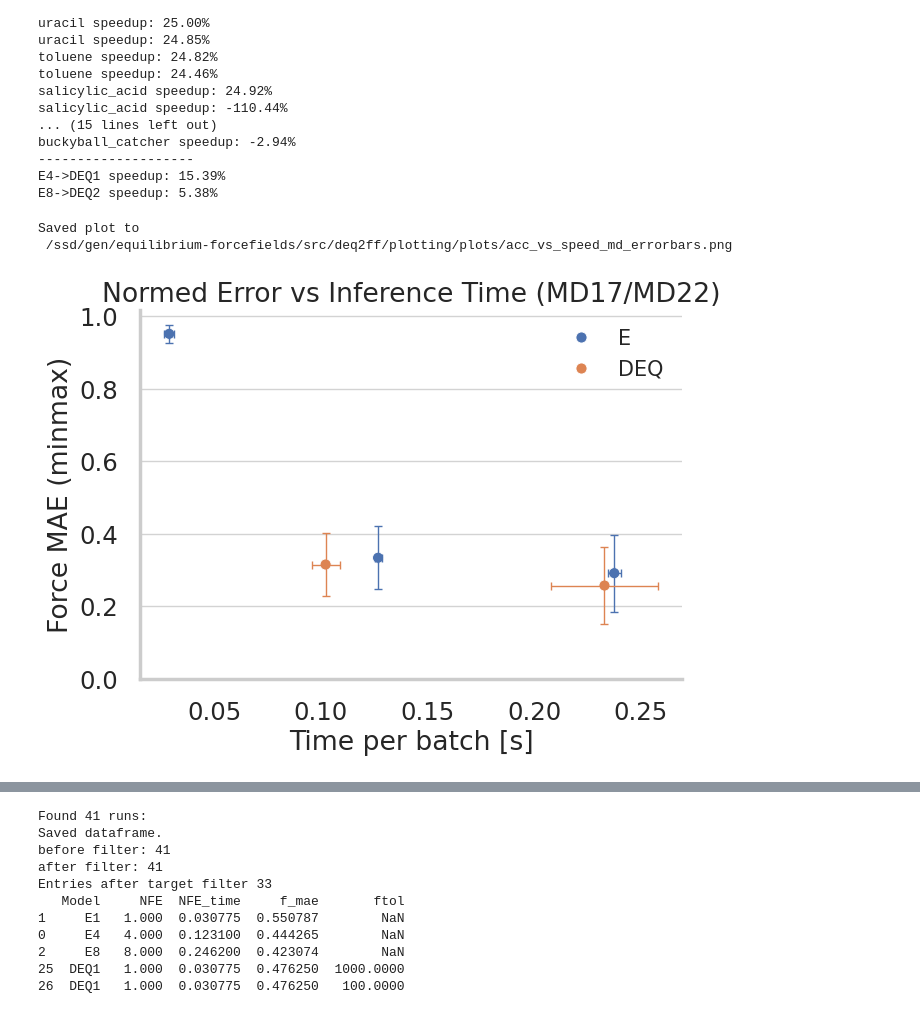
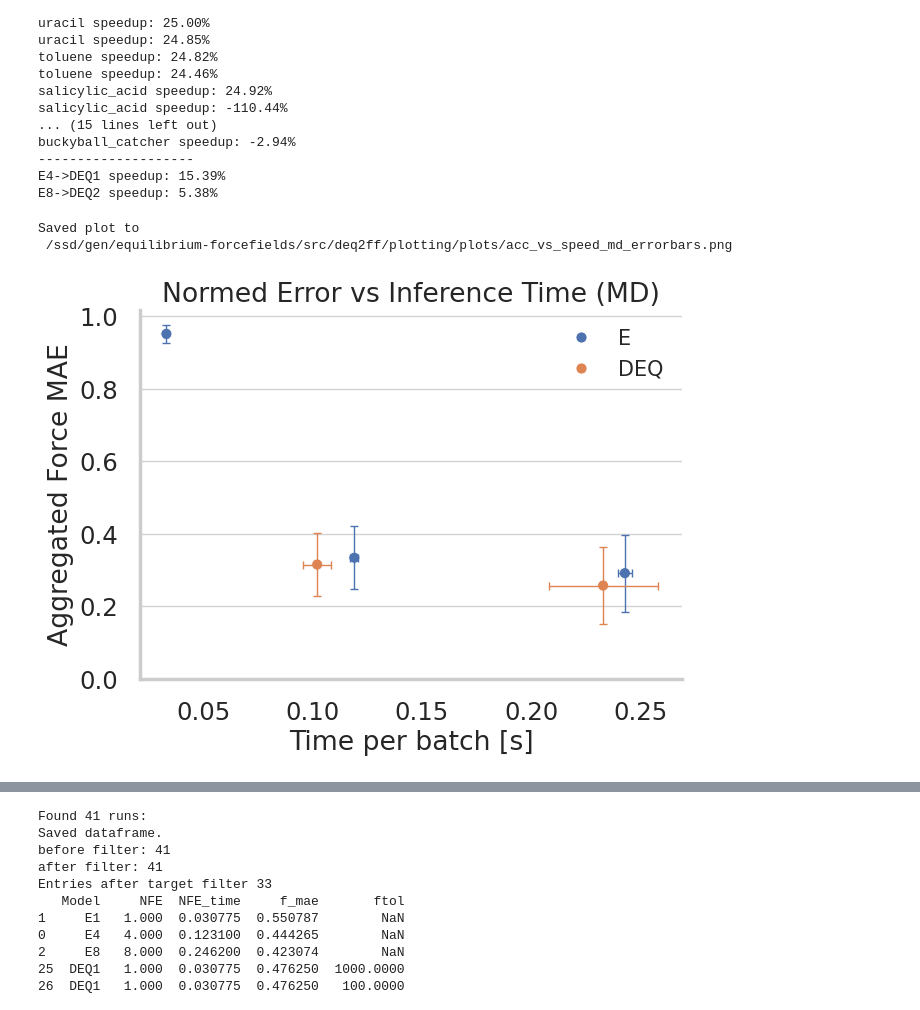
Before and after one commit to BurgerAndreas/equilibrium-forcefields, a Jupyter notebook: src/deq2ff/plotting/dashboard.ipynb, the cells around one changed output, grey strips where cells are left out. Cells and saved outputs as stored; diff of their text form; code cells hidden in the pictures.

```diff
--- a/src/deq2ff/plotting/dashboard.ipynb
+++ b/src/deq2ff/plotting/dashboard.ipynb
@@ -564,23 +564,23 @@ df_error_avg["Class"] = df_error_avg["Model"].apply(
 # %%
 # altered dataframe
 
 fig, ax = plot_acc_vs_speed_errorbar(
     df_alt, x="NFE_time", y=f"{error_metric}_norm",
-    xlabel="Time per batch [s]", ylabel="Force MAE (minmax)",
-    title="Normed Error vs Inference Time (MD17/MD22)",
+    xlabel="Time per batch [s]", ylabel="Aggregated Force MAE",
+    title="Normed Error vs Inference Time (MD)",
     errbar='sem',
     # markershape="num_layers",
 )
 
 # save
 fname = "acc_vs_speed_md_errorbars"
 plt.savefig(f"{plotfolder}/{fname}.png")
 print(f"Saved plot to \n {plotfolder}/{fname}.png")
 plt.show()
 # %% [output]
 Saved plot to
  /ssd/gen/equilibrium-forcefields/src/deq2ff/plotting/plots/acc_vs_speed_md_errorbars.png
-[figure, old version]
+[figure, new version]
 # %%
 # # unaletered
 # fig, ax = plot_acc_vs_speed_errorbar(
```
Also changed, not shown: parts of 7 cells of this notebook, 5 other files.
